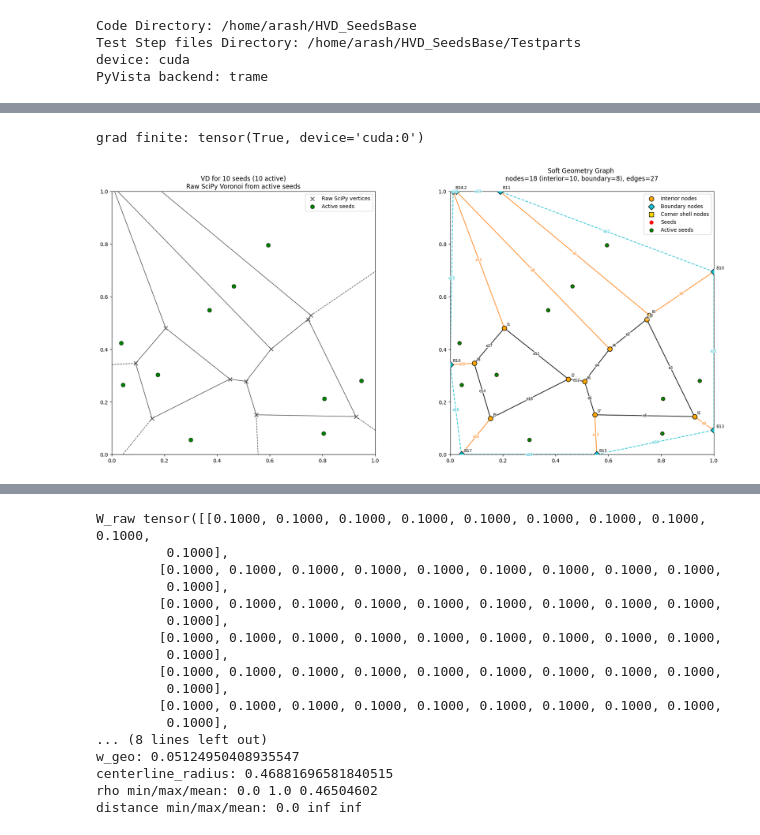
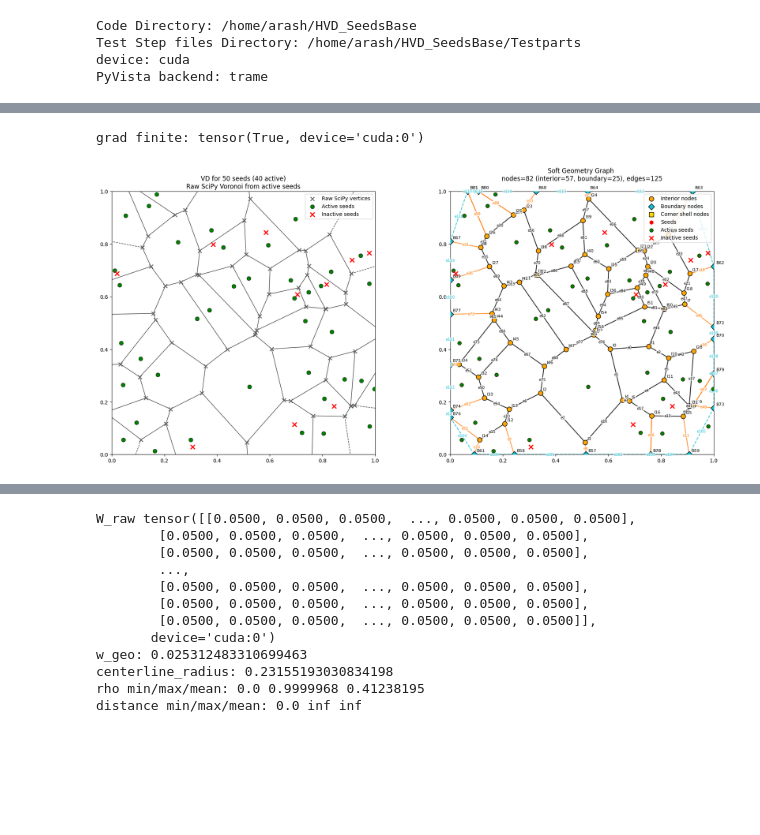
Before and after one commit to ArashARM/HVD_SeedsBase, a Jupyter notebook: Main.ipynb, the cells around one changed output, grey strips where cells are left out. Saved outputs shown, nothing was run; the diff lists cells and outputs as text; code cells hidden in the pictures; blank space fills up the shorter version.

```diff
--- a/Main.ipynb
+++ b/Main.ipynb
@@ -365,18 +363,18 @@ hard_seed_cases = {
 
     # Fewer than 3 active after filtering.
     # Should return empty topology gracefully.
-    "too_few_active_after_filter": torch.tensor([
-        [-0.10, 0.10],
-        [1.10, 0.10],
-        [0.20, -0.10],
-        [0.20, 1.10],
-        [0.50, 0.50],
-        [0.51, 0.50],
-        [0.52, 0.50],
-        [0.53, 0.50],
-        [0.54, 0.50],
-        [0.55, 0.50],
-    ], dtype=torch.float32, device=device),
+    # "too_few_active_after_filter": torch.tensor([
+    #     [-0.10, 0.10],
+    #     [1.10, 0.10],
+    #     [0.20, -0.10],
+    #     [0.20, 1.10],
+    #     [0.50, 0.50],
+    #     [0.51, 0.50],
+    #     [0.52, 0.50],
+    #     [0.53, 0.50],
+    #     [0.54, 0.50],
+    #     [0.55, 0.50],
+    # ], dtype=torch.float32, device=device),
 
     # Symmetric square-like configuration.
     # Can produce ambiguous/unstable Voronoi topology.
@@ -617,6 +599,8 @@ dec = ContinuousVoronoiDecoder(
     tube_fiber_tau=0.002,
     face_u_periodic=u_periodic,
     face_v_periodic=v_periodic,
+    duplicate_merge_sigma =0.05
+
 )
 
 edge_colors = {
@@ -628,7 +612,7 @@ edge_colors = {
 }
 
 for i in range(1, 2):
-    N = 10
+    N = 50
 
     seeds = random_seeds_min_dist(
         N=N,
@@ -639,7 +623,7 @@ for i in range(1, 2):
 
     # w_raw_value = 0.0 -> core curves only.
     # Increase this, e.g. 0.5, 1.0, 2.0, to increase tube size.
-    w_raw_value =0.1
+    w_raw_value =0.05
     w_raw = torch.full(
         (N, N),
         w_raw_value,
@@ -726,31 +710,31 @@ for i in range(1, 2):
 
     arrows = fiber_pts.glyph(
         orient="fiber",
         scale=False,      # constant arrow size
         factor=0.2,      # arrow length; tune this
     )
 
     plotter = pv.Plotter()
     plotter.add_mesh(
         mesh_vis,
         scalars="density",
         cmap="viridis",
         clim=[0, 1],
         opacity=1,
         smooth_shading=True,
     )
 
     plotter.add_mesh(
         arrows,
         color="black",
     )
 
     plotter.show()
     print("W_raw", w_raw)
     print("w_geo:", out["w_geo"].mean().item())
     print("centerline_radius:", out["centerline_radius"].item())
     print("rho min/max/mean:", rho.min(), rho.max(), rho.mean())
     print("distance min/max/mean:", out["tube_distance"].min().item(), out["tube_distance"].max().item(), out["tube_distance"].mean().item())
 # %% [output]
 grad finite: tensor(True, device='cuda:0')
-[figure, old version]
+[figure, new version]
@@ -759,19 +743,14 @@ Widget(value='<iframe src="http://localhost:33511/index.html?ui=P_0x73244c39f130
-W_raw tensor([[0.1000, 0.1000, 0.1000, 0.1000, 0.1000, 0.1000, 0.1000, 0.1000, 0.1000,
-         0.1000],
-        [0.1000, 0.1000, 0.1000, 0.1000, 0.1000, 0.1000, 0.1000, 0.1000, 0.1000,
-         0.1000],
-        [0.1000, 0.1000, 0.1000, 0.1000, 0.1000, 0.1000, 0.1000, 0.1000, 0.1000,
-         0.1000],
-        [0.1000, 0.1000, 0.1000, 0.1000, 0.1000, 0.1000, 0.1000, 0.1000, 0.1000,
-         0.1000],
-        [0.1000, 0.1000, 0.1000, 0.1000, 0.1000, 0.1000, 0.1000, 0.1000, 0.1000,
-         0.1000],
-        [0.1000, 0.1000, 0.1000, 0.1000, 0.1000, 0.1000, 0.1000, 0.1000, 0.1000,
-         0.1000],
-... (8 lines left out)
-w_geo: 0.05124950408935547
-centerline_radius: 0.46881696581840515
-rho min/max/mean: 0.0 1.0 0.46504602
+W_raw tensor([[0.0500, 0.0500, 0.0500,  ..., 0.0500, 0.0500, 0.0500],
+        [0.0500, 0.0500, 0.0500,  ..., 0.0500, 0.0500, 0.0500],
+        [0.0500, 0.0500, 0.0500,  ..., 0.0500, 0.0500, 0.0500],
+        ...,
+        [0.0500, 0.0500, 0.0500,  ..., 0.0500, 0.0500, 0.0500],
+        [0.0500, 0.0500, 0.0500,  ..., 0.0500, 0.0500, 0.0500],
+        [0.0500, 0.0500, 0.0500,  ..., 0.0500, 0.0500, 0.0500]],
+       device='cuda:0')
+w_geo: 0.025312483310699463
+centerline_radius: 0.23155193030834198
+rho min/max/mean: 0.0 0.9999968 0.41238195
 distance min/max/mean: 0.0 inf inf
 # %%
 Include_FEM= True
```
Also changed, not shown: parts of 3 cells of this notebook, 1 other file.
